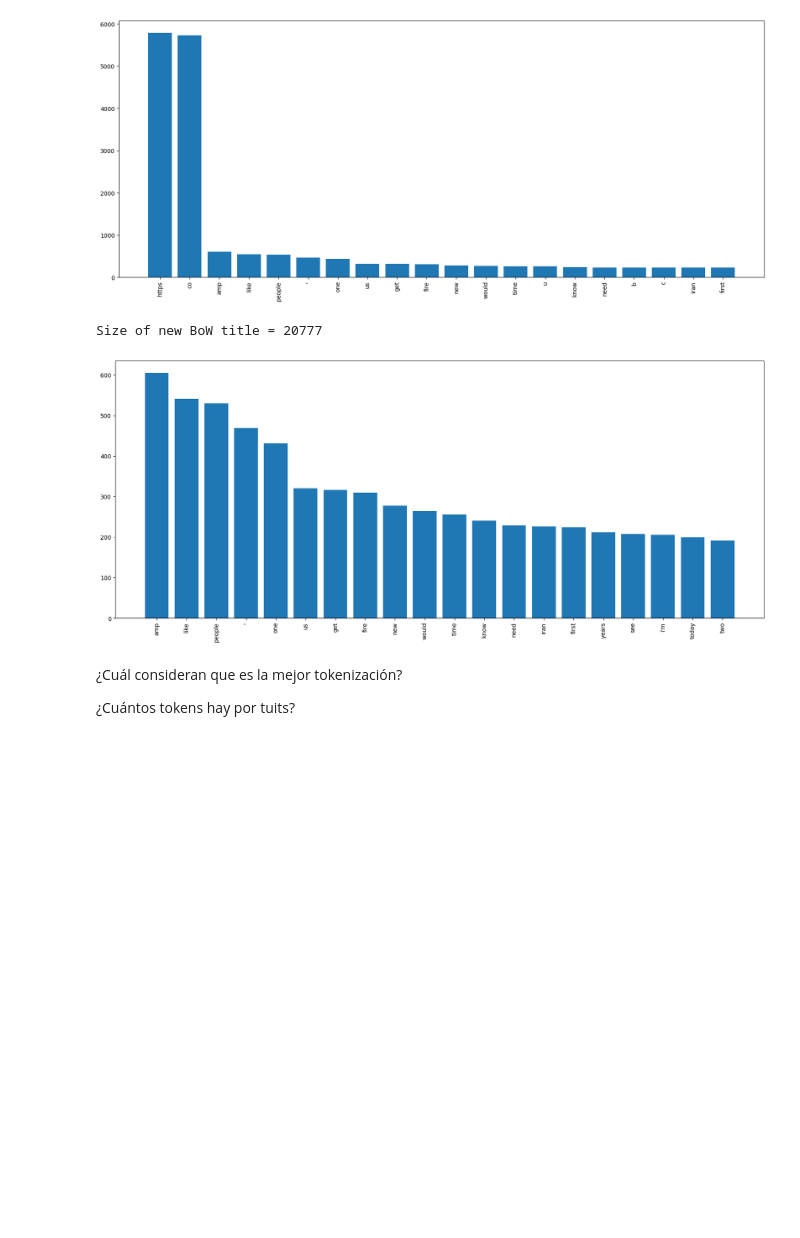
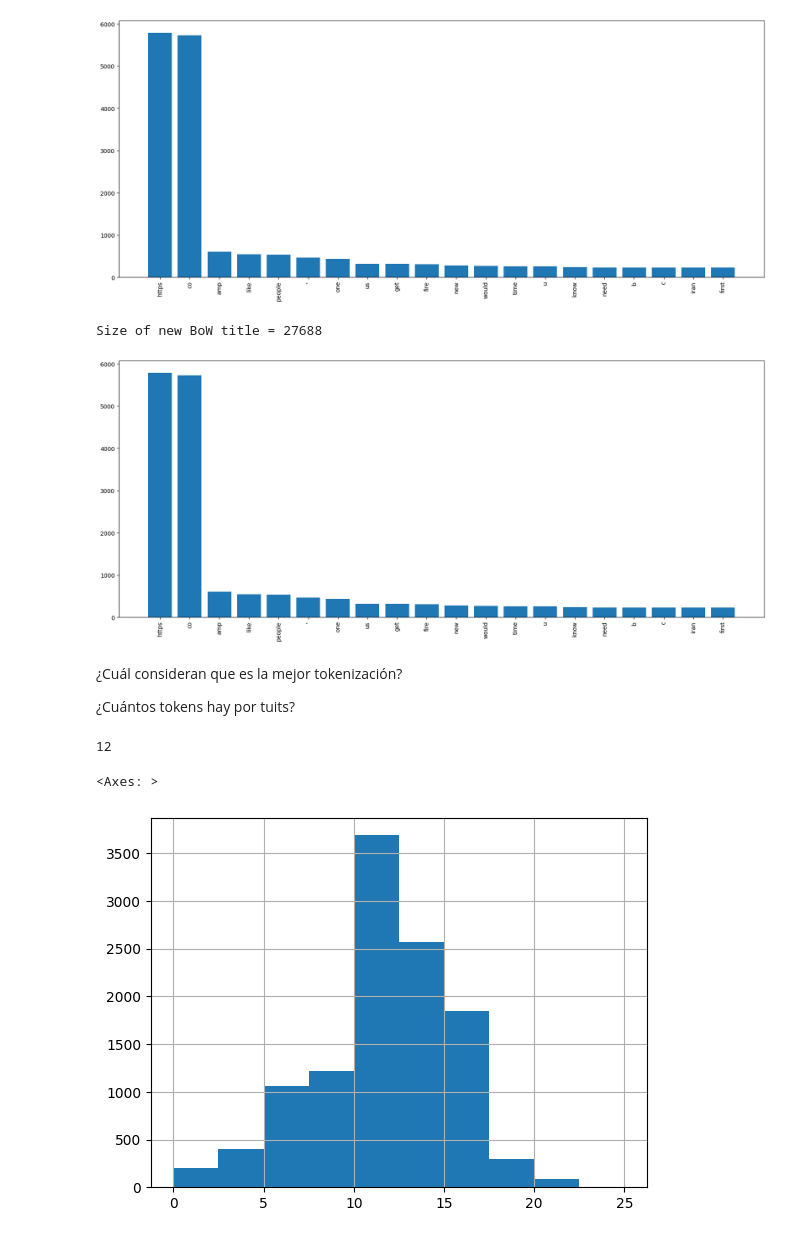
Before and after one commit to EAFIT-BI/Aprendizaje-No-Supervisado-para-AD-2024-1, a Jupyter notebook: Clase10/Manipulacion texto python.ipynb, the cells around one changed output. Saved outputs shown, nothing was run; the diff lists cells and outputs as text; code cells hidden in the pictures; blank space fills up the shorter version.

```diff
--- a/Clase10/Manipulacion texto python.ipynb
+++ b/Clase10/Manipulacion texto python.ipynb
@@ -451,8 +457,8 @@ plt.show()
 Size of new BoW title = 27688
 [figure]
 # %%
-texto_documentos_new= re.sub(r'https?://\S+|www\.\S+', ' ', texto_documentos)  # eliminar la URL
-texto_documentos_new= re.sub(r"[^A-Za-z']+",' ',texto_documentos_new)
+texto_documentos_new= re.sub(r"[^A-Za-z']+",' ',texto_documentos)
+texto_documentos_new= re.sub(r'https?://\S+|www\.\S+', ' ', texto_documentos_new)  # eliminar la URL
 tokens = tk.tokenize( texto_documentos_new )
 tokens_sin_stop=[w for w in tokens if w not in stop_words_nltk_en]
 tokens_=nltk.FreqDist(  tokens_sin_stop)
@@ -467,9 +473,34 @@ plt.bar(x,y)
 plt.xticks(rotation=90)
 plt.show()
 # %% [output]
-Size of new BoW title = 20777
+Size of new BoW title = 27688
-[figure, old version]
+[figure, new version]
 # %% [markdown]
 ¿Cuál consideran que es la mejor tokenización?
 
 ¿Cuántos tokens hay por tuits?
+# %%
+texto_prueba = datos_x["text"].iloc[0]
+texto_prueba=texto_prueba.lower() # TODO MINUSCULA
+texto_documentos_new= re.sub(r"[^A-Za-z]+",' ',texto_prueba) # Eliminar simbolos
+texto_documentos_new= re.sub(r'https?://\S+|www\.\S+', ' ', texto_documentos_new)  # eliminar la URL
+tokens = tk.tokenize( texto_documentos_new ) # seperacion de tokens
+tokens_sin_stop=[w for w in tokens if w not in stop_words_nltk_en] # eliminacción de stop word
+len(tokens_sin_stop)
+# %% [output]
+12
+# %%
+len_tokens=[ ]
+for texto_prueba in datos_x["text"].values:
+    texto_prueba=texto_prueba.lower() # TODO MINUSCULA
+    texto_documentos_new= re.sub(r"[^A-Za-z]+",' ',texto_prueba) # Eliminar simbolos
+    texto_documentos_new= re.sub(r'https?://\S+|www\.\S+', ' ', texto_documentos_new)  # eliminar la URL
+    tokens = tk.tokenize( texto_documentos_new ) # seperacion de tokens
+    tokens_sin_stop=[w for w in tokens if w not in stop_words_nltk_en] # eliminacción de stop word
+    len_tokens.append(len(tokens_sin_stop)) # Cantidad de tokens por tuit
+# %%
+datos_x["cantidad_tokens"]= len_tokens
+datos_x["cantidad_tokens"].hist()
+# %% [output]
+<Axes: >
+[figure, added]
```
Also changed, not shown: parts of 16 cells of this notebook.
